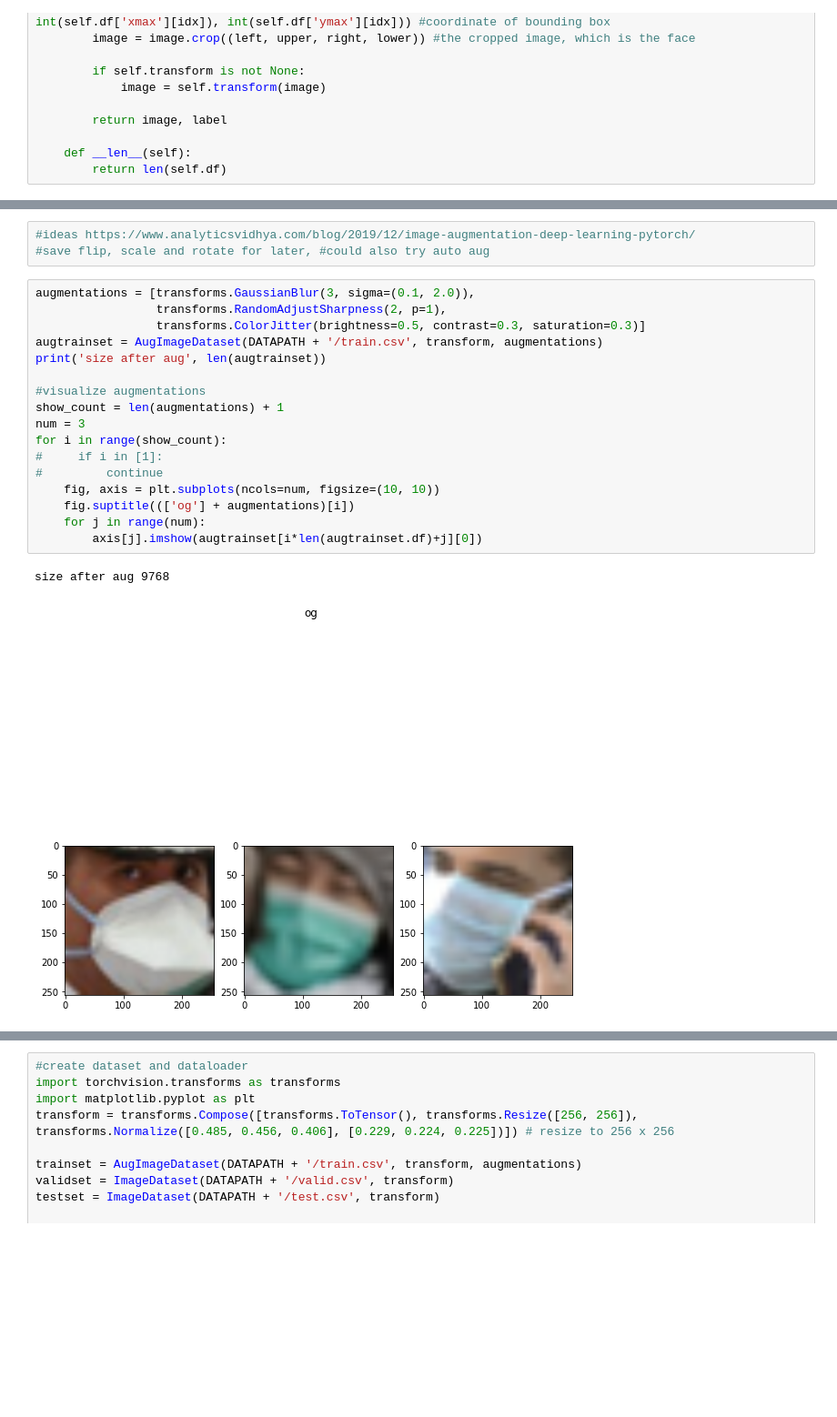
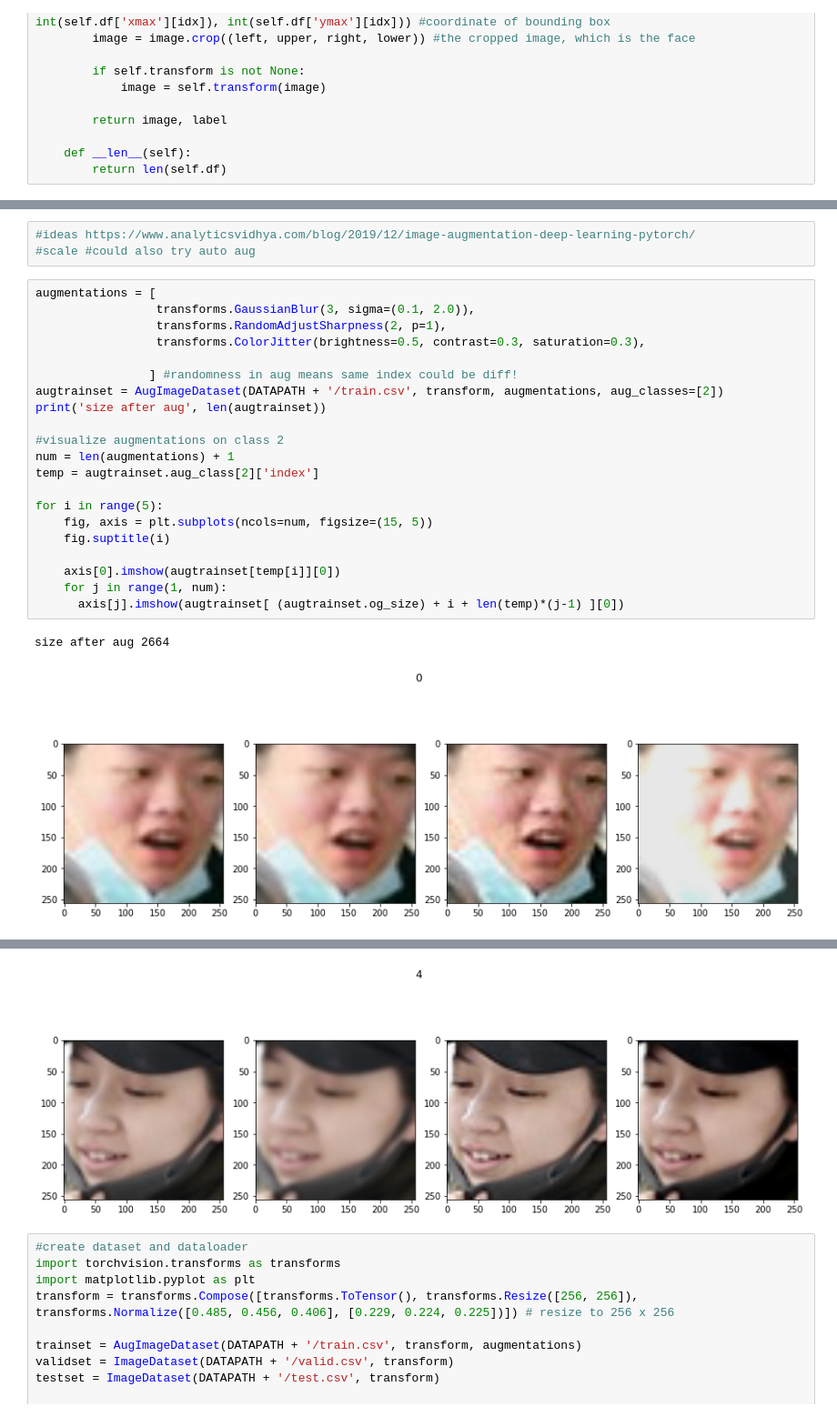
Before and after one commit to Walkier/NETE, a Jupyter notebook: project.ipynb, the cells around one changed output, grey strips where cells are left out. Shown at 91% size. Saved outputs shown, nothing was run; the diff lists cells and outputs as text; blank space fills up the shorter version.

Commit message:
trained applyg aug on just class 2

```diff
--- a/project.ipynb
+++ b/project.ipynb
@@ -195,23 +230,27 @@ plt.imshow(trial[0][0])
 # %%
 #ideas https://www.analyticsvidhya.com/blog/2019/12/image-augmentation-deep-learning-pytorch/
-#save flip, scale and rotate for later, #could also try auto aug
+#scale #could also try auto aug
 # %%
-augmentations = [transforms.GaussianBlur(3, sigma=(0.1, 2.0)),
+augmentations = [
+                 transforms.GaussianBlur(3, sigma=(0.1, 2.0)),
                  transforms.RandomAdjustSharpness(2, p=1),
-                 transforms.ColorJitter(brightness=0.5, contrast=0.3, saturation=0.3)]
-augtrainset = AugImageDataset(DATAPATH + '/train.csv', transform, augmentations)
+                 transforms.ColorJitter(brightness=0.5, contrast=0.3, saturation=0.3),
+
+                ] #randomness in aug means same index could be diff!
+augtrainset = AugImageDataset(DATAPATH + '/train.csv', transform, augmentations, aug_classes=[2])
 print('size after aug', len(augtrainset))
 
-#visualize augmentations
-show_count = len(augmentations) + 1
-num = 3
-for i in range(show_count):
-#     if i in [1]:
-#         continue
-    fig, axis = plt.subplots(ncols=num, figsize=(10, 10))
-    fig.suptitle((['og'] + augmentations)[i])
-    for j in range(num):
-        axis[j].imshow(augtrainset[i*len(augtrainset.df)+j][0])
+#visualize augmentations on class 2
+num = len(augmentations) + 1
+temp = augtrainset.aug_class[2]['index']
+
+for i in range(5):
+    fig, axis = plt.subplots(ncols=num, figsize=(15, 5))
+    fig.suptitle(i)
+
+    axis[0].imshow(augtrainset[temp[i]][0])
+    for j in range(1, num):
+      axis[j].imshow(augtrainset[ (augtrainset.og_size) + i + len(temp)*(j-1) ][0])
 # %% [output]
-size after aug 9768
+size after aug 2664
-[figure, old version]
+[figure, new version]
@@ -221,3 +260,4 @@ size after aug 9768
+[figure, added]
 # %%
 #create dataset and dataloader
 import torchvision.transforms as transforms
```
Also changed, not shown: parts of 13 cells of this notebook.
